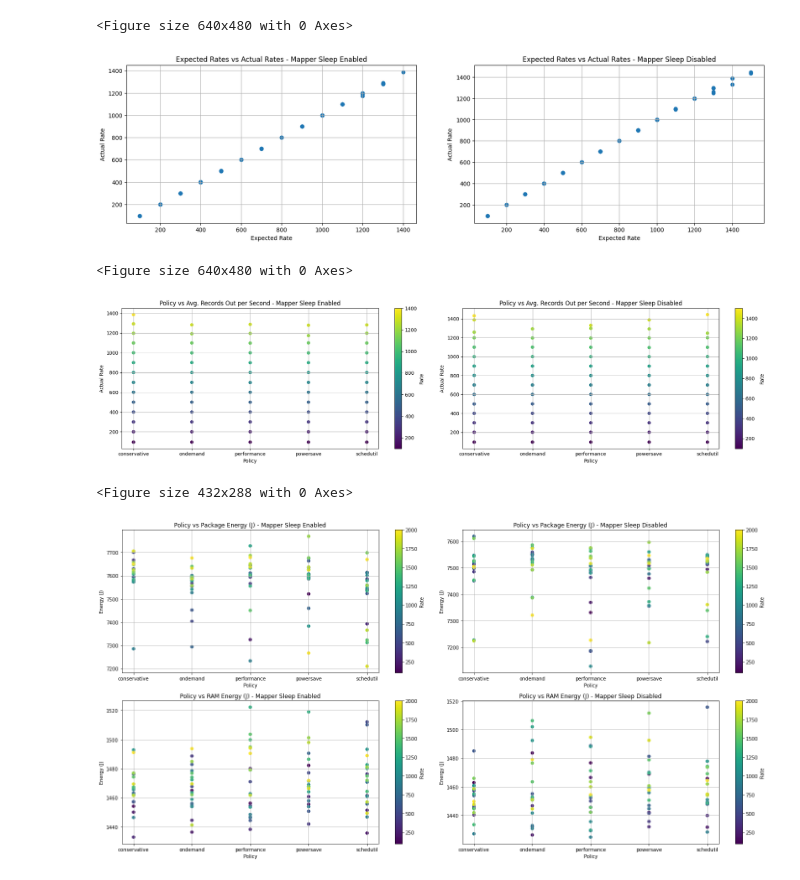
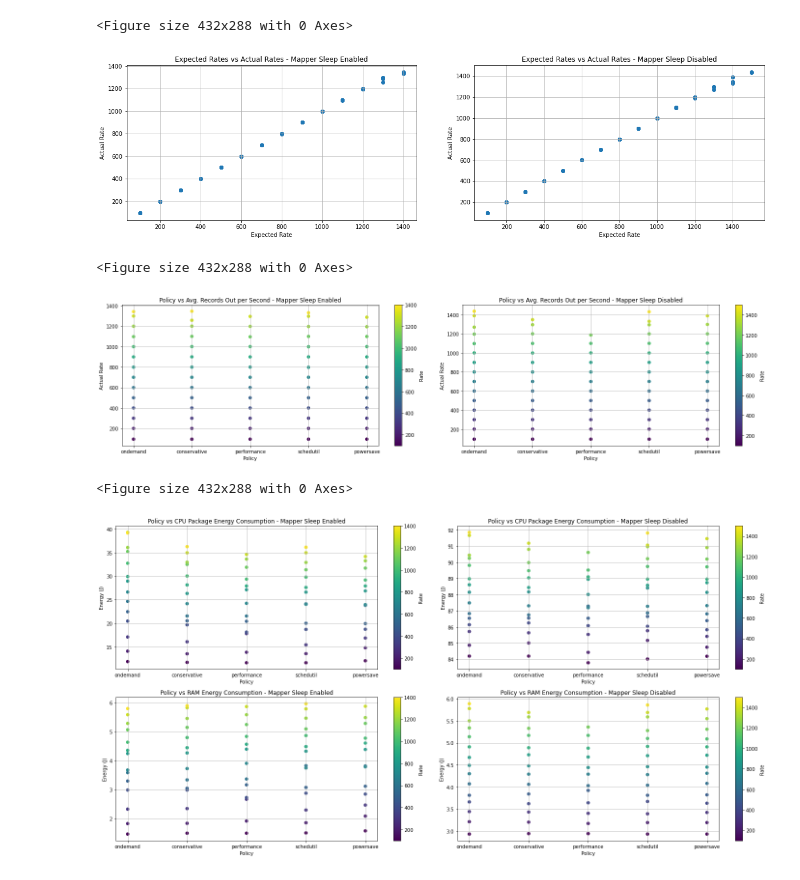
Before and after one commit to EEStrmCmptng/experiment-scripts, a Jupyter notebook: jg/cstate-experiments/cstate-flink/cstate_flink.ipynb, the cells around one changed output. Drawn from its saved outputs; the diff is of its cells as text; code cells hidden in the pictures.

Commit message:
modifications from cstate_flink

```diff
--- a/jg/cstate-experiments/cstate-flink/cstate_flink.ipynb
+++ b/jg/cstate-experiments/cstate-flink/cstate_flink.ipynb
@@ -3,19 +3,17 @@
 
 import pandas as pd
 
-df = pd.read_csv("./cstate_flink_results.csv")
-dfaddtl = pd.read_csv("./cstate_flink_addtlinfo.csv")
-df = pd.merge(dfaddtl, df, on=["STATE", "POLICY", "RATE"], how="outer")
-df = df[df["numRecordsOutPerSecond_avg"] >= (df["RATE"] * 0.95)]
+df = pd.read_csv("./logs/combined.csv")
+desiredCols = ["sleepdisable", "rate", "policy", "pkg_watts_avg", "pkg_watts_std", "ram_watts_avg", "ram_watts_std", "SourcenumRecordsOutPerSecond_avg", "SourcenumRecordsOutPerSecond_std"]
+df = df[desiredCols]
 
 # Filtering out rows that didn't meet the specified range.
-#df = df[abs(df["numRecordsOutPerSecond_avg"] - df["RATE"]) <= (0.05*df["RATE"])]
+df = df[df["SourcenumRecordsOutPerSecond_avg"] >= (0.95*df["rate"])]
 
-# Drop residency data - retrieved the info from the wrong machine!
-df = df.drop(columns=["POLL_RES", "C1_RES", "C1E_RES", "C3_RES", "C6_RES"])
-
-dfEnabled = df[df["STATE"] == 0]
-dfDisabled = df[df["STATE"] == 1]
+pd.set_option('display.max_columns', None)
+pd.set_option('display.max_rows', None)
+dfEnabled = df[df["sleepdisable"] == 0]
+dfDisabled = df[df["sleepdisable"] == 1]
 
 display(dfEnabled)
 # %% [output]
@@ -54,13 +67,13 @@ plt.figure()
 
 fig, plots = plt.subplots(1, 2, figsize=(20, 5))
 
-plots[0].scatter(dfEnabled['RATE'], dfEnabled['numRecordsOutPerSecond_avg'])
+plots[0].scatter(dfEnabled['rate'], dfEnabled['SourcenumRecordsOutPerSecond_avg'])
 plots[0].set_xlabel("Expected Rate")
 plots[0].set_ylabel("Actual Rate")
 plots[0].set_title("Expected Rates vs Actual Rates - Mapper Sleep Enabled")
 plots[0].grid(True)
 
-plots[1].scatter(dfDisabled['RATE'], dfDisabled['numRecordsOutPerSecond_avg'])
+plots[1].scatter(dfDisabled['rate'], dfDisabled['SourcenumRecordsOutPerSecond_avg'])
 plots[1].set_xlabel("Expected Rate")
 plots[1].set_ylabel("Actual Rate")
 plots[1].set_title("Expected Rates vs Actual Rates - Mapper Sleep Disabled")
@@ -68,21 +81,21 @@ plots[1].grid(True)
 
 plt.show()
 # %% [output]
-<Figure size 640x480 with 0 Axes>
+<Figure size 432x288 with 0 Axes>
-[figure, old version]
+[figure, new version]
 # %%
 cmap = 'viridis'
 plt.figure()
 fig, plots = plt.subplots(1, 2, figsize=(20, 5))
 
-scatter1 = plots[0].scatter(dfEnabled['POLICY'], dfEnabled['numRecordsOutPerSecond_avg'], c=dfEnabled['RATE'], cmap=cmap)
+scatter1 = plots[0].scatter(dfEnabled['policy'], dfEnabled['SourcenumRecordsOutPerSecond_avg'], c=dfEnabled['rate'], cmap=cmap)
 plots[0].set_xlabel("Policy")
 plots[0].set_ylabel("Actual Rate")
 plots[0].set_title("Policy vs Avg. Records Out per Second - Mapper Sleep Enabled")
 plots[0].grid(True)
 plt.colorbar(scatter1, ax=plots[0], label='Rate')
 
-scatter2 = plots[1].scatter(dfDisabled['POLICY'], dfDisabled['numRecordsOutPerSecond_avg'], c=dfDisabled['RATE'], cmap=cmap)
+scatter2 = plots[1].scatter(dfDisabled['policy'], dfDisabled['SourcenumRecordsOutPerSecond_avg'], c=dfDisabled['rate'], cmap=cmap)
 plots[1].set_xlabel("Policy")
 plots[1].set_ylabel("Actual Rate")
 plots[1].set_title("Policy vs Avg. Records Out per Second - Mapper Sleep Disabled")
@@ -92,43 +105,43 @@ plt.colorbar(scatter2, ax=plots[1], label='Rate')
 plt.tight_layout()
 plt.show()
 # %% [output]
-<Figure size 640x480 with 0 Axes>
+<Figure size 432x288 with 0 Axes>
-[figure, old version]
+[figure, new version]
 # %%
 cmap = 'viridis'
 plt.figure()
 fig, plots = plt.subplots(2, 2, figsize=(20, 10))
 
-scatter1 = plots[0][0].scatter(dfEnabled['POLICY'], dfEnabled['PKG_ENERGY'], c=dfEnabled['RATE'], cmap=cmap)
+scatter1 = plots[0][0].scatter(dfEnabled['policy'], dfEnabled['pkg_watts_avg'], c=dfEnabled['rate'], cmap=cmap)
 plots[0][0].set_xlabel("Policy")
 plots[0][0].set_ylabel("Energy (J)")
-plots[0][0].set_title("Policy vs Package Energy (J) - Mapper Sleep Enabled")
+plots[0][0].set_title("Policy vs CPU Package Energy Consumption - Mapper Sleep Enabled")
 plots[0][0].grid(True)
 plt.colorbar(scatter1, ax=plots[0][0], label='Rate')
 
-scatter2 = plots[0][1].scatter(dfDisabled['POLICY'], dfDisabled['PKG_ENERGY'], c=dfDisabled['RATE'], cmap=cmap)
+scatter2 = plots[0][1].scatter(dfDisabled['policy'], dfDisabled['pkg_watts_avg'], c=dfDisabled['rate'], cmap=cmap)
 plots[0][1].set_xlabel("Policy")
 plots[0][1].set_ylabel("Energy (J)")
-plots[0][1].set_title("Policy vs Package Energy (J) - Mapper Sleep Disabled")
+plots[0][1].set_title("Policy vs CPU Package Energy Consumption - Mapper Sleep Disabled")
 plots[0][1].grid(True)
 plt.colorbar(scatter2, ax=plots[0][1], label='Rate')
 
-scatter3 = plots[1][0].scatter(dfEnabled['POLICY'], dfEnabled['RAM_ENERGY'], c=dfEnabled['RATE'], cmap=cmap)
+scatter3 = plots[1][0].scatter(dfEnabled['policy'], dfEnabled['ram_watts_avg'], c=dfEnabled['rate'], cmap=cmap)
 plots[1][0].set_xlabel("Policy")
 plots[1][0].set_ylabel("Energy (J)")
-plots[1][0].set_title("Policy vs RAM Energy (J) - Mapper Sleep Enabled")
+plots[1][0].set_title("Policy vs RAM Energy Consumption - Mapper Sleep Enabled")
 plots[1][0].grid(True)
 plt.colorbar(scatter3, ax=plots[1][0], label='Rate')
 
-scatter4 = plots[1][1].scatter(dfDisabled['POLICY'], dfDisabled['RAM_ENERGY'], c=dfDisabled['RATE'], cmap=cmap)
+scatter4 = plots[1][1].scatter(dfDisabled['policy'], dfDisabled['ram_watts_avg'], c=dfDisabled['rate'], cmap=cmap)
 plots[1][1].set_xlabel("Policy")
 plots[1][1].set_ylabel("Energy (J)")
-plots[1][1].set_title("Policy vs RAM Energy (J) - Mapper Sleep Disabled")
+plots[1][1].set_title("Policy vs RAM Energy Consumption - Mapper Sleep Disabled")
 plots[1][1].grid(True)
 plt.colorbar(scatter4, ax=plots[1][1], label='Rate')
 
 plt.tight_layout()
 plt.show()
 # %% [output]
 <Figure size 432x288 with 0 Axes>
-[figure, old version]
+[figure, new version]
```
Also changed, not shown: parts of 2 cells of this notebook, 3 other files.
